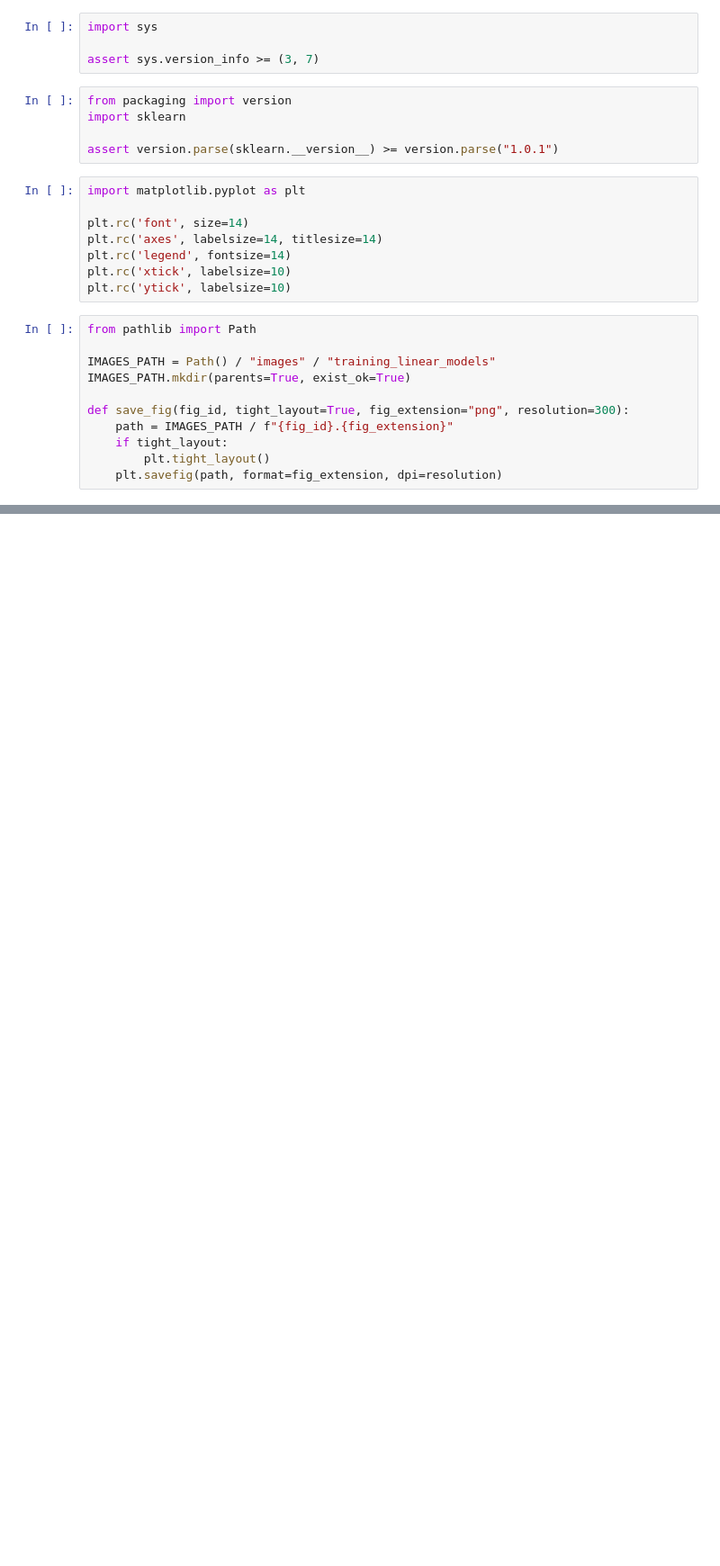
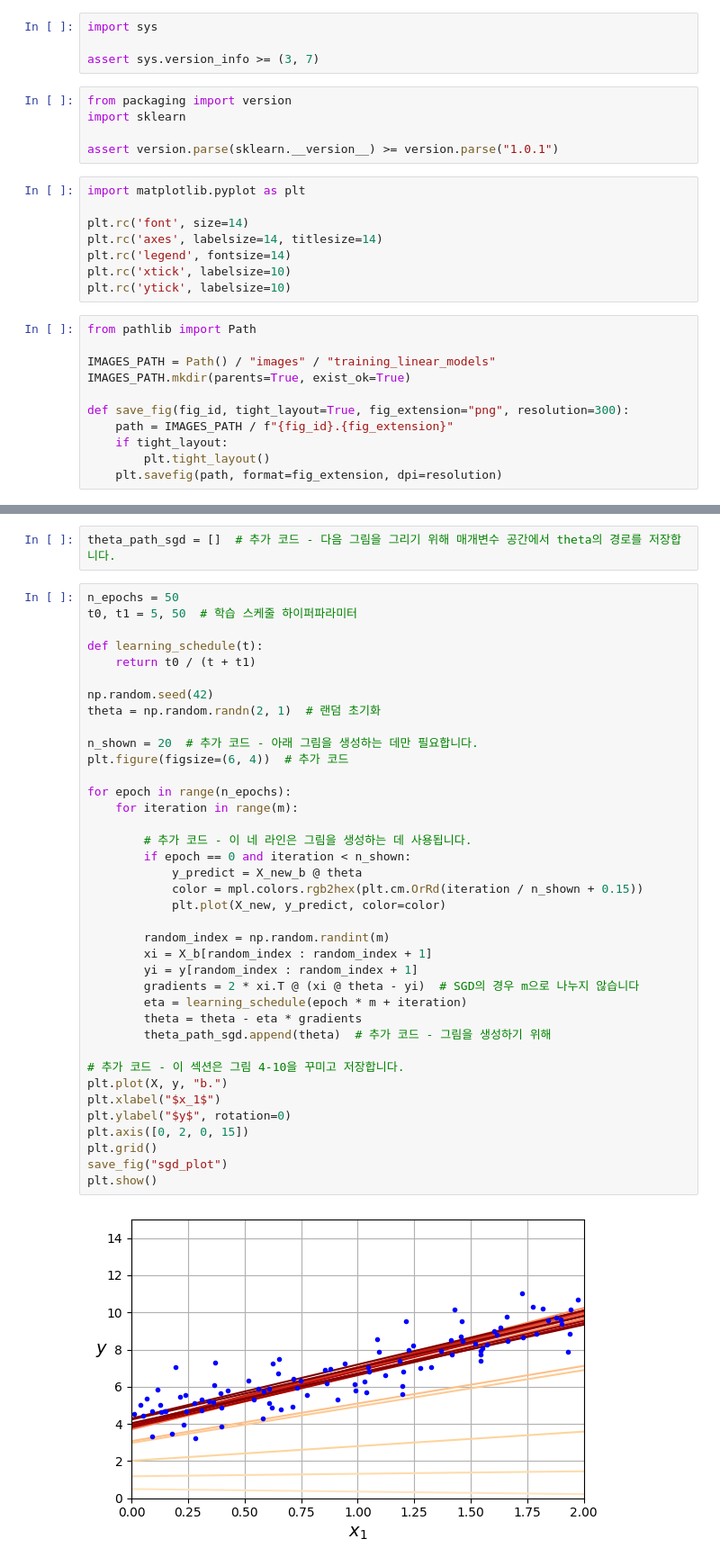
Before and after one commit to jangkoon-park/data-AI-study, a Jupyter notebook: ml-complete-guide-scikit-keras-tensorflow2/4장.ipynb, the cells around one changed output, grey strips where cells are left out. Shown: that part at 90% size. Saved outputs shown, nothing was run; the diff lists cells and outputs as text; blank space fills up the shorter version.

```diff
--- a/ml-complete-guide-scikit-keras-tensorflow2/4장.ipynb
+++ b/ml-complete-guide-scikit-keras-tensorflow2/4장.ipynb
@@ -70,0 +239,42 @@ def save_fig(fig_id, tight_layout=True, fig_extension="png", resolution=300):
+# %%
+theta_path_sgd = []  # 추가 코드 - 다음 그림을 그리기 위해 매개변수 공간에서 theta의 경로를 저장합니다.
+# %%
+n_epochs = 50
+t0, t1 = 5, 50  # 학습 스케줄 하이퍼파라미터
+
+def learning_schedule(t):
+    return t0 / (t + t1)
+
+np.random.seed(42)
+theta = np.random.randn(2, 1)  # 랜덤 초기화
+
+n_shown = 20  # 추가 코드 - 아래 그림을 생성하는 데만 필요합니다.
+plt.figure(figsize=(6, 4))  # 추가 코드
+
+for epoch in range(n_epochs):
+    for iteration in range(m):
+
+        # 추가 코드 - 이 네 라인은 그림을 생성하는 데 사용됩니다.
+        if epoch == 0 and iteration < n_shown:
+            y_predict = X_new_b @ theta
+            color = mpl.colors.rgb2hex(plt.cm.OrRd(iteration / n_shown + 0.15))
+            plt.plot(X_new, y_predict, color=color)
+
+        random_index = np.random.randint(m)
+        xi = X_b[random_index : random_index + 1]
+        yi = y[random_index : random_index + 1]
+        gradients = 2 * xi.T @ (xi @ theta - yi)  # SGD의 경우 m으로 나누지 않습니다
+        eta = learning_schedule(epoch * m + iteration)
+        theta = theta - eta * gradients
+        theta_path_sgd.append(theta)  # 추가 코드 - 그림을 생성하기 위해
+
+# 추가 코드 - 이 섹션은 그림 4-10을 꾸미고 저장합니다.
+plt.plot(X, y, "b.")
+plt.xlabel("$x_1$")
+plt.ylabel("$y$", rotation=0)
+plt.axis([0, 2, 0, 15])
+plt.grid()
+save_fig("sgd_plot")
+plt.show()
+# %% [output]
+[figure, added]
```
Also changed, not shown: parts of 18 cells of this notebook.
